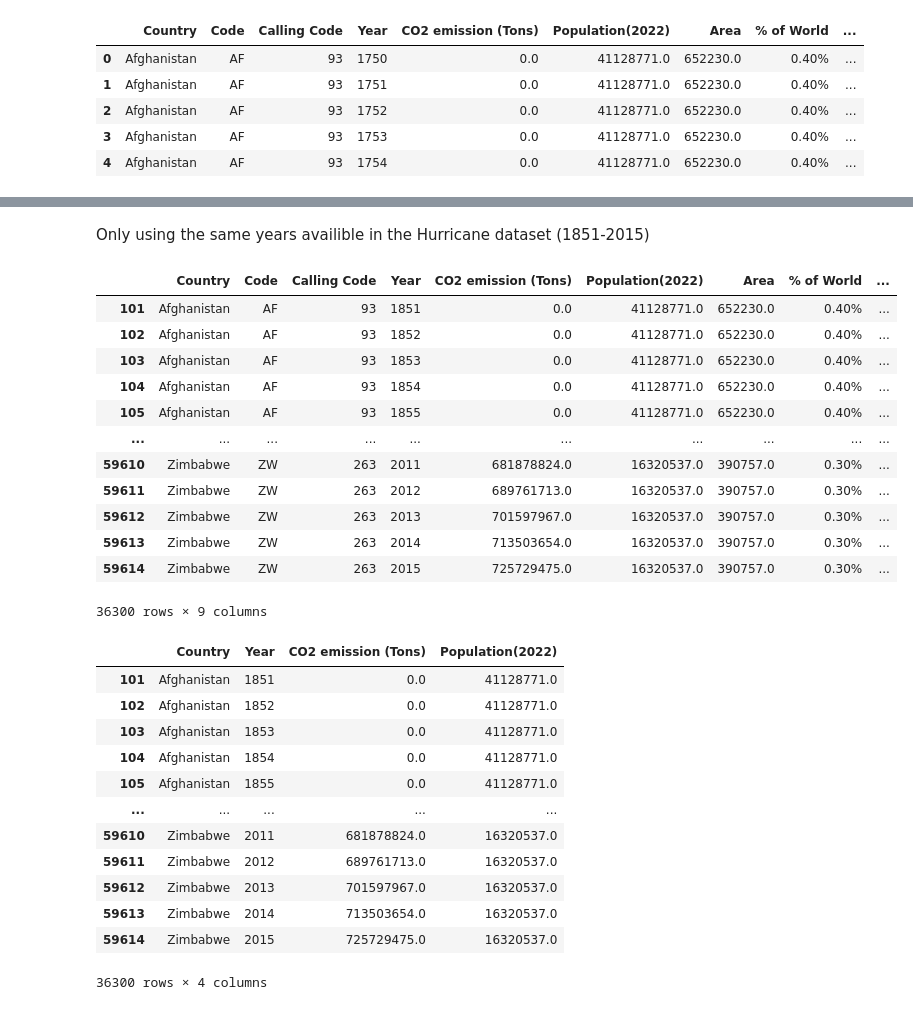
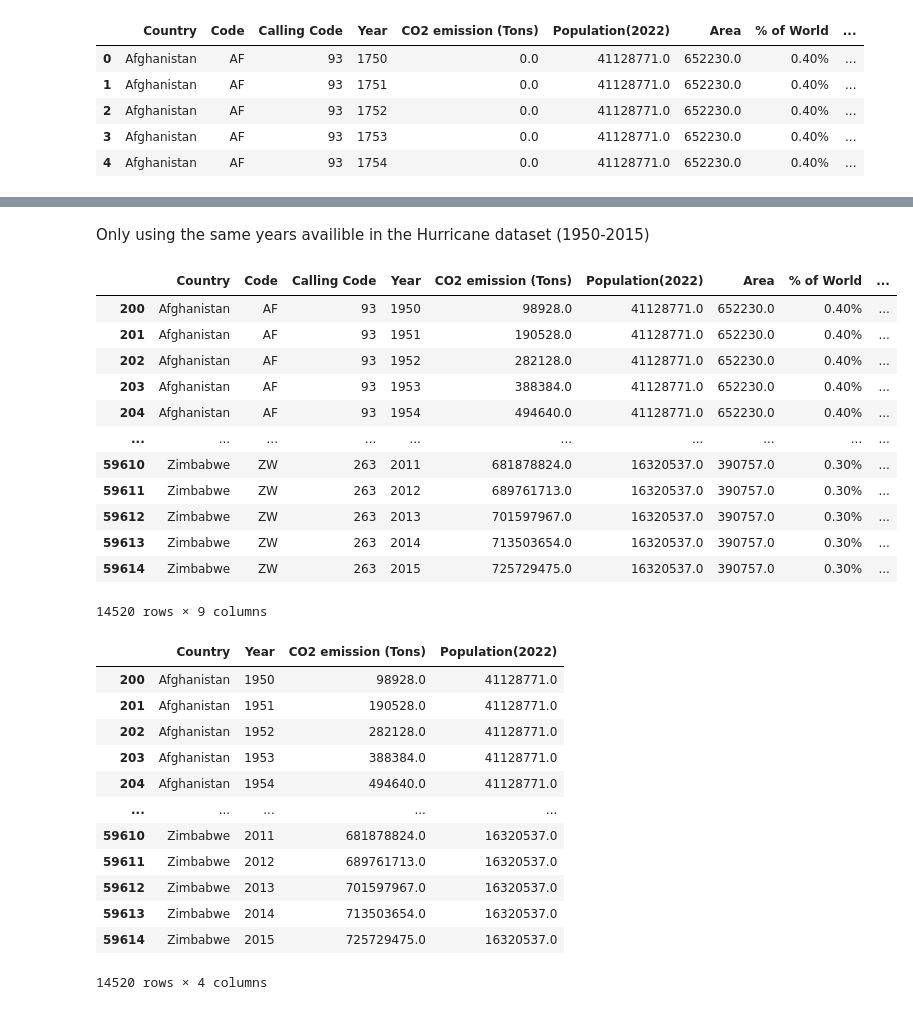
Before and after one commit to DanielBrechner/hurrdat_co2, a Jupyter notebook: CO2_explore.ipynb, the cells around one changed output, grey strips where cells are left out. Cells and saved outputs as stored; diff of their text form; code cells hidden in the pictures.

```diff
--- a/CO2_explore.ipynb
+++ b/CO2_explore.ipynb
@@ -13,36 +27,36 @@ co2.head()
 # %% [markdown]
-Only using the same years availible in the Hurricane dataset (1851-2015)
+Only using the same years availible in the Hurricane dataset (1950-2015)
 # %%
-co2_df = co2.query('Year >= 1851 & Year < 2016')
+co2_df = co2.query('Year >= 1950 & Year < 2016')
 co2_df
 # %% [output]
 |  | Country | Code | Calling Code | Year | CO2 emission (Tons) | Population(2022) | Area | % of World | ... |
-| 101 | Afghanistan | AF | 93 | 1851 | 0.0 | 41128771.0 | 652230.0 | 0.40% | ... |
-| 102 | Afghanistan | AF | 93 | 1852 | 0.0 | 41128771.0 | 652230.0 | 0.40% | ... |
-| 103 | Afghanistan | AF | 93 | 1853 | 0.0 | 41128771.0 | 652230.0 | 0.40% | ... |
-| 104 | Afghanistan | AF | 93 | 1854 | 0.0 | 41128771.0 | 652230.0 | 0.40% | ... |
-| 105 | Afghanistan | AF | 93 | 1855 | 0.0 | 41128771.0 | 652230.0 | 0.40% | ... |
+| 200 | Afghanistan | AF | 93 | 1950 | 98928.0 | 41128771.0 | 652230.0 | 0.40% | ... |
+| 201 | Afghanistan | AF | 93 | 1951 | 190528.0 | 41128771.0 | 652230.0 | 0.40% | ... |
+| 202 | Afghanistan | AF | 93 | 1952 | 282128.0 | 41128771.0 | 652230.0 | 0.40% | ... |
+| 203 | Afghanistan | AF | 93 | 1953 | 388384.0 | 41128771.0 | 652230.0 | 0.40% | ... |
+| 204 | Afghanistan | AF | 93 | 1954 | 494640.0 | 41128771.0 | 652230.0 | 0.40% | ... |
 | ... | ... | ... | ... | ... | ... | ... | ... | ... | ... |
 | 59610 | Zimbabwe | ZW | 263 | 2011 | 681878824.0 | 16320537.0 | 390757.0 | 0.30% | ... |
 | 59611 | Zimbabwe | ZW | 263 | 2012 | 689761713.0 | 16320537.0 | 390757.0 | 0.30% | ... |
 | 59612 | Zimbabwe | ZW | 263 | 2013 | 701597967.0 | 16320537.0 | 390757.0 | 0.30% | ... |
 | 59613 | Zimbabwe | ZW | 263 | 2014 | 713503654.0 | 16320537.0 | 390757.0 | 0.30% | ... |
 | 59614 | Zimbabwe | ZW | 263 | 2015 | 725729475.0 | 16320537.0 | 390757.0 | 0.30% | ... |
-36300 rows × 9 columns
+14520 rows × 9 columns
 # %%
 co2_small = co2_df.drop(columns=['Code', 'Calling Code','Area','% of World','Density(km2)'])
 co2_small
 # %% [output]
 |  | Country | Year | CO2 emission (Tons) | Population(2022) |
-| 101 | Afghanistan | 1851 | 0.0 | 41128771.0 |
-| 102 | Afghanistan | 1852 | 0.0 | 41128771.0 |
-| 103 | Afghanistan | 1853 | 0.0 | 41128771.0 |
-| 104 | Afghanistan | 1854 | 0.0 | 41128771.0 |
-| 105 | Afghanistan | 1855 | 0.0 | 41128771.0 |
+| 200 | Afghanistan | 1950 | 98928.0 | 41128771.0 |
+| 201 | Afghanistan | 1951 | 190528.0 | 41128771.0 |
+| 202 | Afghanistan | 1952 | 282128.0 | 41128771.0 |
+| 203 | Afghanistan | 1953 | 388384.0 | 41128771.0 |
+| 204 | Afghanistan | 1954 | 494640.0 | 41128771.0 |
 | ... | ... | ... | ... | ... |
 | 59610 | Zimbabwe | 2011 | 681878824.0 | 16320537.0 |
 | 59611 | Zimbabwe | 2012 | 689761713.0 | 16320537.0 |
 | 59612 | Zimbabwe | 2013 | 701597967.0 | 16320537.0 |
 | 59613 | Zimbabwe | 2014 | 713503654.0 | 16320537.0 |
 | 59614 | Zimbabwe | 2015 | 725729475.0 | 16320537.0 |
-36300 rows × 4 columns
+14520 rows × 4 columns
```
Also changed, not shown: parts of 5 cells of this notebook, 1 other file.
